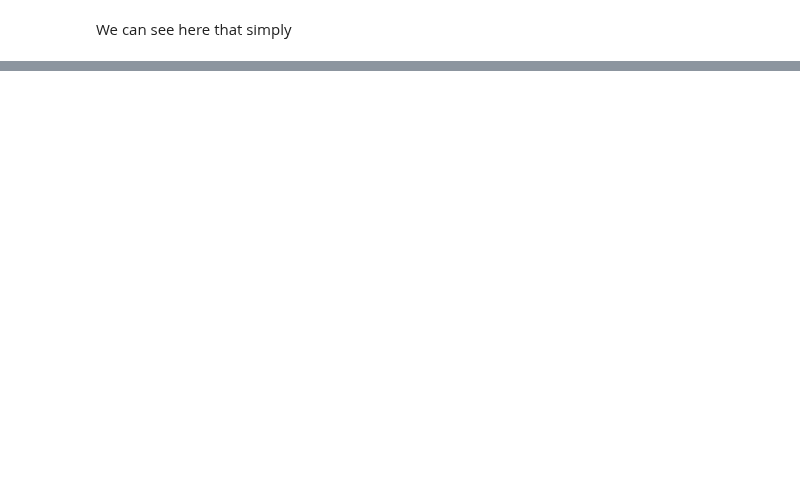
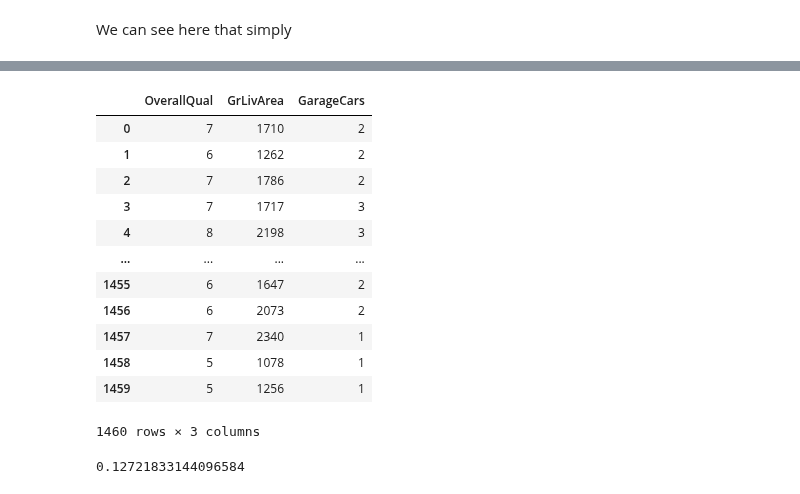
Before and after one commit to LeoFernanndes/notebooks, a Jupyter notebook: housing.ipynb, the cells around one changed output, grey strips where cells are left out. Saved outputs shown, nothing was run; the diff lists cells and outputs as text; code cells hidden in the pictures; blank space fills up the shorter version.

```diff
--- a/housing.ipynb
+++ b/housing.ipynb
@@ -186,0 +252,33 @@ We can see here that simply
+# %%
+df = x_opt
+df['saleprice'] = y_opt
+
+array = df.values
+X = array[:,0: len(df.columns) - 1]
+Y = array[:, len(df.columns) - 1]
+
+from sklearn.feature_selection import SelectKBest
+from sklearn.feature_selection import chi2, f_regression
+
+# Feature extraction
+test = SelectKBest(score_func= f_regression, k=len(df.columns) - 1)
+fit = test.fit(X, Y)
+
+# Summarize scores
+np.set_printoptions(precision=3)
+features = fit.transform(X)
+
+
+chi2_list = []
+for chi2 in fit.scores_:
+  chi2_list.append(chi2)
+
+features_list = df.columns[0: len(df.columns) - 1]
+
+chi2_df = pd.DataFrame({'feature': features_list,
+                        'chi2': chi2_list}).sort_values(by= ['chi2'], ascending= False).reset_index().drop(['index'], axis= 1)
+
+chi2_features = list(chi2_df['feature'])
+important_chi2_features = chi2_features[:3]
+
+chi2_df
@@ -186,0 +299,37 @@ We can see here that simply
+# %%
+x_opt = df[important_chi2_features]
+x_opt
+# %% [output]
+|  | OverallQual | GrLivArea | GarageCars |
+| 0 | 7 | 1710 | 2 |
+| 1 | 6 | 1262 | 2 |
+| 2 | 7 | 1786 | 2 |
+| 3 | 7 | 1717 | 3 |
+| 4 | 8 | 2198 | 3 |
+| ... | ... | ... | ... |
+| 1455 | 6 | 1647 | 2 |
+| 1456 | 6 | 2073 | 2 |
+| 1457 | 7 | 2340 | 1 |
+| 1458 | 5 | 1078 | 1 |
+| 1459 | 5 | 1256 | 1 |
+1460 rows × 3 columns
+# %%
+
+reg_opt_RFR = RandomForestRegressor(bootstrap=True, criterion='mse', max_depth=None,
+           max_features='auto', max_leaf_nodes=None,
+           min_impurity_decrease=0.0, min_impurity_split=None,
+           min_samples_leaf=1, min_samples_split=2,
+           min_weight_fraction_leaf=0.0, n_estimators=100, n_jobs=1,
+           oob_score=False, random_state=None, verbose=0, warm_start=False)
+
+
+score_RFR = cross_val_score(reg_opt_RFR, x_opt, y_opt, cv= 10)
+score_RFR.mean()
+
+reg_opt_RFR.fit(x_opt_train, y_opt_train)
+y_opt_pred_RFR = reg_opt_RFR.predict(x_opt_test)
+
+erro_opt_RFR = np.sqrt(mean_squared_log_error(y_opt_test, y_opt_pred_RFR))
+erro_opt_RFR
+# %% [output]
+0.12721833144096584
```
Also changed, not shown: parts of 11 cells of this notebook.
